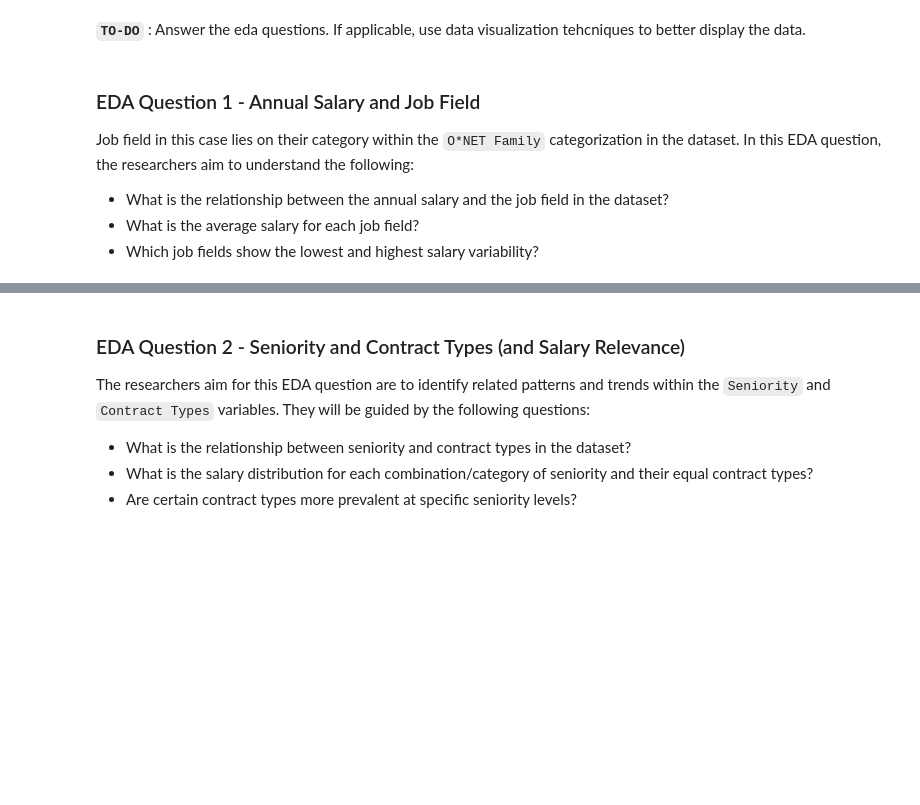
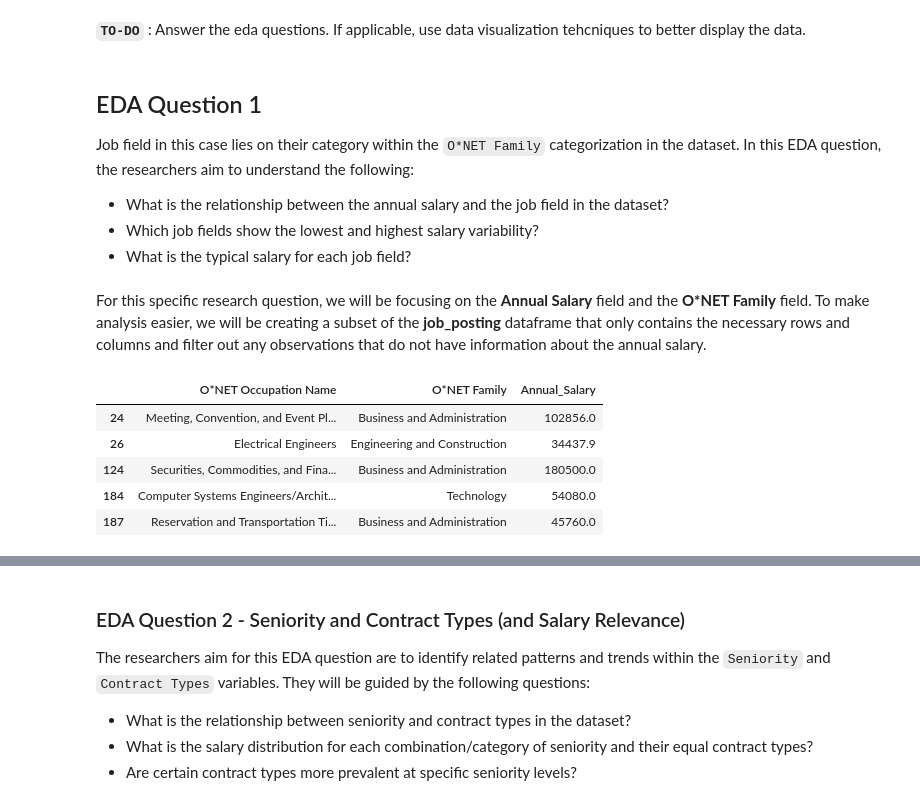
Before and after one commit to dredredre20/CSMODEL_MCO, a Jupyter notebook: mco.ipynb, the cells around one changed output, grey strips where cells are left out. Cells and saved outputs as stored; diff of their text form; code cells hidden in the pictures; blank space fills up the shorter version.

Commit message:
EDA Question 1 Answer

```diff
--- a/mco.ipynb
+++ b/mco.ipynb
@@ -299,6 +299,9 @@ print(unique_values_seniority)
 seniority_categories = job_posting_df['Seniority'].map(mp.seniority_mapping)
 seniority_category_counts = seniority_categories.value_counts().sort_index()
 
+# Update the 'Seniority' column with the mapped categories
+job_posting_df['Seniority'] = seniority_categories
+
 print("=" * 50)
 print(seniority_category_counts)
 print("=" * 50)
@@ -941,8 +961,20 @@ With this in mind, the group formulated the research question:
 # %% [markdown]
 **`TO-DO`** : Answer the eda questions. If applicable, use data visualization tehcniques to better display the data.
 # %% [markdown]
-### EDA Question 1 - Annual Salary and Job Field
+## EDA Question 1
 Job field in this case lies on their category within the `O*NET Family` categorization in the dataset. In this EDA question, the researchers aim to understand the following:
 - What is the relationship between the annual salary and the job field in the dataset?
-- What is the average salary for each job field?
 - Which job fields show the lowest and highest salary variability?
+- What is the typical salary for each job field?
+# %% [markdown]
+For this specific research question, we will be focusing on the **Annual Salary** field and the **O*NET Family** field. To make analysis easier, we will be creating a subset of the **job_posting** dataframe that only contains the necessary rows and columns and filter out any observations that do not have information about the annual salary.
+# %%
+eda_1_df = job_posting_df[['O*NET Occupation Name', 'O*NET Family', 'Annual_Salary']].dropna(subset=['Annual_Salary'], how='any')
+eda_1_df.head()
+# %% [output]
+|  | O*NET Occupation Name | O*NET Family | Annual_Salary |
+| 24 | Meeting, Convention, and Event Pl... | Business and Administration | 102856.0 |
+| 26 | Electrical Engineers | Engineering and Construction | 34437.9 |
+| 124 | Securities, Commodities, and Fina... | Business and Administration | 180500.0 |
+| 184 | Computer Systems Engineers/Archit... | Technology | 54080.0 |
+| 187 | Reservation and Transportation Ti... | Business and Administration | 45760.0 |
```
Also changed, not shown: parts of 12 cells of this notebook.
